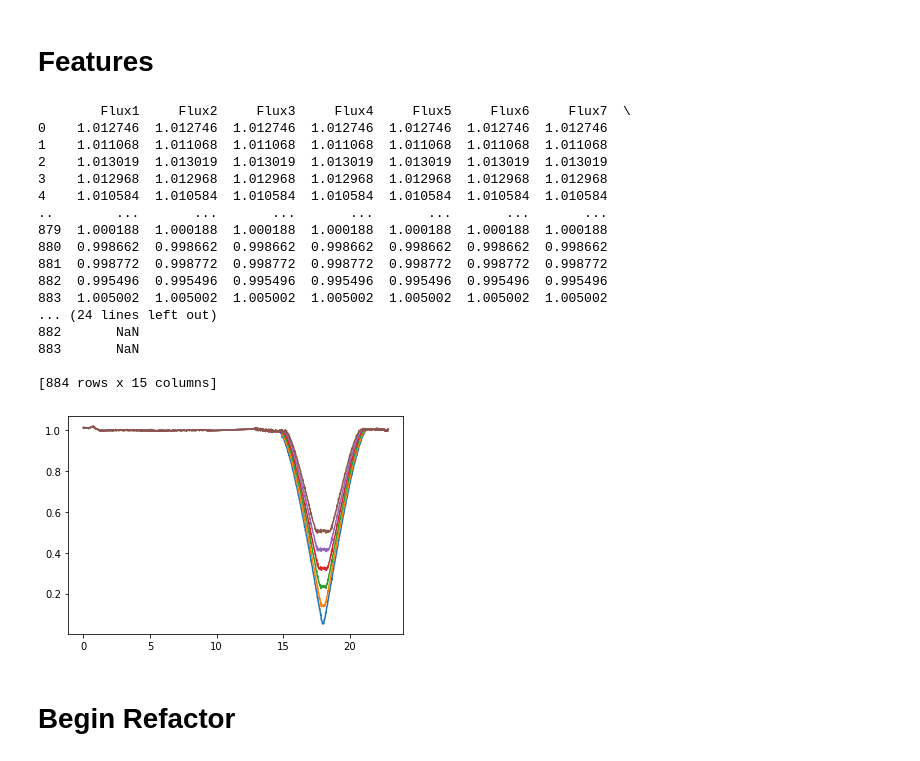
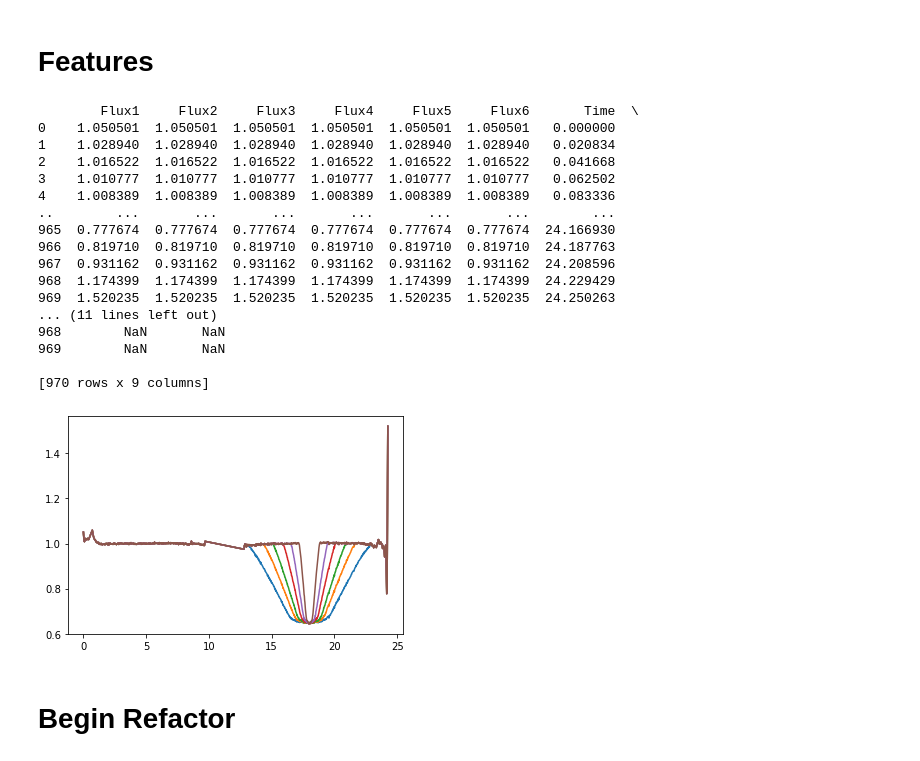
Before and after one commit to danay6/Transiting-megastructures, a Jupyter notebook: 6.1-injection-scoring-refactor.ipynb, the cells around one changed output. Saved outputs shown, nothing was run; the diff lists cells and outputs as text; code cells hidden in the pictures.

```diff
--- a/6.1-injection-scoring-refactor.ipynb
+++ b/6.1-injection-scoring-refactor.ipynb
@@ -122,30 +122,30 @@ def dist_scores(ref_data, d2s=None, k=1, scaler=False):
 
     return scores
 # %%
-shape = "Circle"
-fluxes = pd.read_csv("subplot_data/"+shape+ "_depth.csv")
+shape = "Square"
+fluxes = pd.read_csv("./subplot_data_tic251630511/"+shape+ "_width_spike.csv")
 for num in range(1,7):
     plt.plot(fluxes['Time'].values,fluxes["Flux%s" %(num)].values)
 print(fluxes)
 # %% [output]
-        Flux1     Flux2     Flux3     Flux4     Flux5     Flux6     Flux7  \
-0    1.012746  1.012746  1.012746  1.012746  1.012746  1.012746  1.012746
-1    1.011068  1.011068  1.011068  1.011068  1.011068  1.011068  1.011068
-2    1.013019  1.013019  1.013019  1.013019  1.013019  1.013019  1.013019
-3    1.012968  1.012968  1.012968  1.012968  1.012968  1.012968  1.012968
-4    1.010584  1.010584  1.010584  1.010584  1.010584  1.010584  1.010584
-..        ...       ...       ...       ...       ...       ...       ...
-879  1.000188  1.000188  1.000188  1.000188  1.000188  1.000188  1.000188
-880  0.998662  0.998662  0.998662  0.998662  0.998662  0.998662  0.998662
-881  0.998772  0.998772  0.998772  0.998772  0.998772  0.998772  0.998772
-882  0.995496  0.995496  0.995496  0.995496  0.995496  0.995496  0.995496
-883  1.005002  1.005002  1.005002  1.005002  1.005002  1.005002  1.005002
-... (24 lines left out)
-882       NaN
-883       NaN
+        Flux1     Flux2     Flux3     Flux4     Flux5     Flux6       Time  \
+0    1.050501  1.050501  1.050501  1.050501  1.050501  1.050501   0.000000
+1    1.028940  1.028940  1.028940  1.028940  1.028940  1.028940   0.020834
+2    1.016522  1.016522  1.016522  1.016522  1.016522  1.016522   0.041668
+3    1.010777  1.010777  1.010777  1.010777  1.010777  1.010777   0.062502
+4    1.008389  1.008389  1.008389  1.008389  1.008389  1.008389   0.083336
+..        ...       ...       ...       ...       ...       ...        ...
+965  0.777674  0.777674  0.777674  0.777674  0.777674  0.777674  24.166930
+966  0.819710  0.819710  0.819710  0.819710  0.819710  0.819710  24.187763
+967  0.931162  0.931162  0.931162  0.931162  0.931162  0.931162  24.208596
+968  1.174399  1.174399  1.174399  1.174399  1.174399  1.174399  24.229429
+969  1.520235  1.520235  1.520235  1.520235  1.520235  1.520235  24.250263
+... (11 lines left out)
+968        NaN       NaN
+969        NaN       NaN
 
-[884 rows x 15 columns]
+[970 rows x 9 columns]
-[figure, old version]
+[figure, new version]
 # %% [markdown]
 # Begin Refactor
 # %%
```
Also changed, not shown: parts of 7 cells of this notebook, 3 other files.
